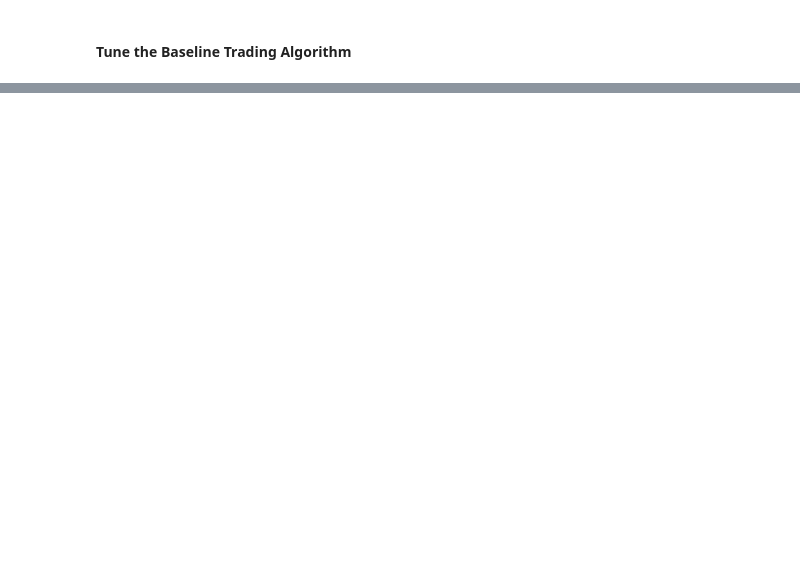
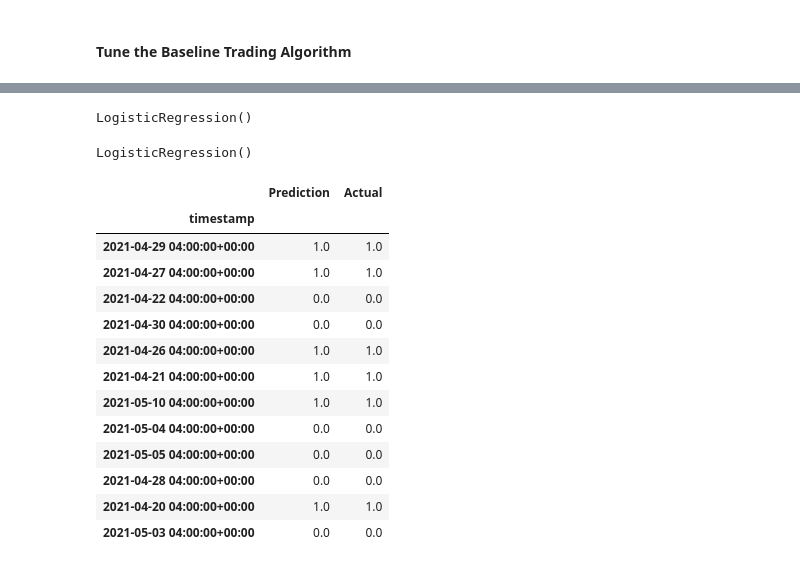
Before and after one commit to pwilli23/Crypto_Sentiment_Analyzer, a Jupyter notebook: Crypto_Analyzer.ipynb, the cells around one changed output, grey strips where cells are left out. Cells and saved outputs as stored; diff of their text form; code cells hidden in the pictures; blank space fills up the shorter version.

```diff
--- a/Crypto_Analyzer.ipynb
+++ b/Crypto_Analyzer.ipynb
@@ -125,0 +355,13 @@ prices_df.head(100)
+# %%
+# Import module
+from sklearn.model_selection import train_test_split
+
+# Split training and testing sets
+# Create X, or features DataFrame
+features = project_df[['score']]
+
+# Create y, or target DataFrame
+target = project_df['trade_type']
+
+# Use train_test_split to separate the data
+training_features, testing_features, training_targets, testing_targets = train_test_split(features, target)
@@ -125,0 +402,34 @@ prices_df.head(100)
+# %%
+logistic_regression_model = LogisticRegression()
+# %%
+# Fit the model
+logistic_regression_model.fit(training_features, training_targets)
+# %% [output]
+LogisticRegression()
+# %%
+# Fit the model
+logistic_regression_model.fit(training_features, training_targets)
+# %% [output]
+LogisticRegression()
+# %%
+# Generate predictions from the model we just fit
+predictions = logistic_regression_model.predict(training_features)
+
+# Convert those predictions (and actual values) to a DataFrame
+results_df = pd.DataFrame({"Prediction": predictions, "Actual": training_targets})
+results_df
+# %% [output]
+|  | Prediction | Actual |
+| timestamp |  |  |
+| 2021-04-29 04:00:00+00:00 | 1.0 | 1.0 |
+| 2021-04-27 04:00:00+00:00 | 1.0 | 1.0 |
+| 2021-04-22 04:00:00+00:00 | 0.0 | 0.0 |
+| 2021-04-30 04:00:00+00:00 | 0.0 | 0.0 |
+| 2021-04-26 04:00:00+00:00 | 1.0 | 1.0 |
+| 2021-04-21 04:00:00+00:00 | 1.0 | 1.0 |
+| 2021-05-10 04:00:00+00:00 | 1.0 | 1.0 |
+| 2021-05-04 04:00:00+00:00 | 0.0 | 0.0 |
+| 2021-05-05 04:00:00+00:00 | 0.0 | 0.0 |
+| 2021-04-28 04:00:00+00:00 | 0.0 | 0.0 |
+| 2021-04-20 04:00:00+00:00 | 1.0 | 1.0 |
+| 2021-05-03 04:00:00+00:00 | 0.0 | 0.0 |
```
Also changed, not shown: parts of 23 cells of this notebook.
